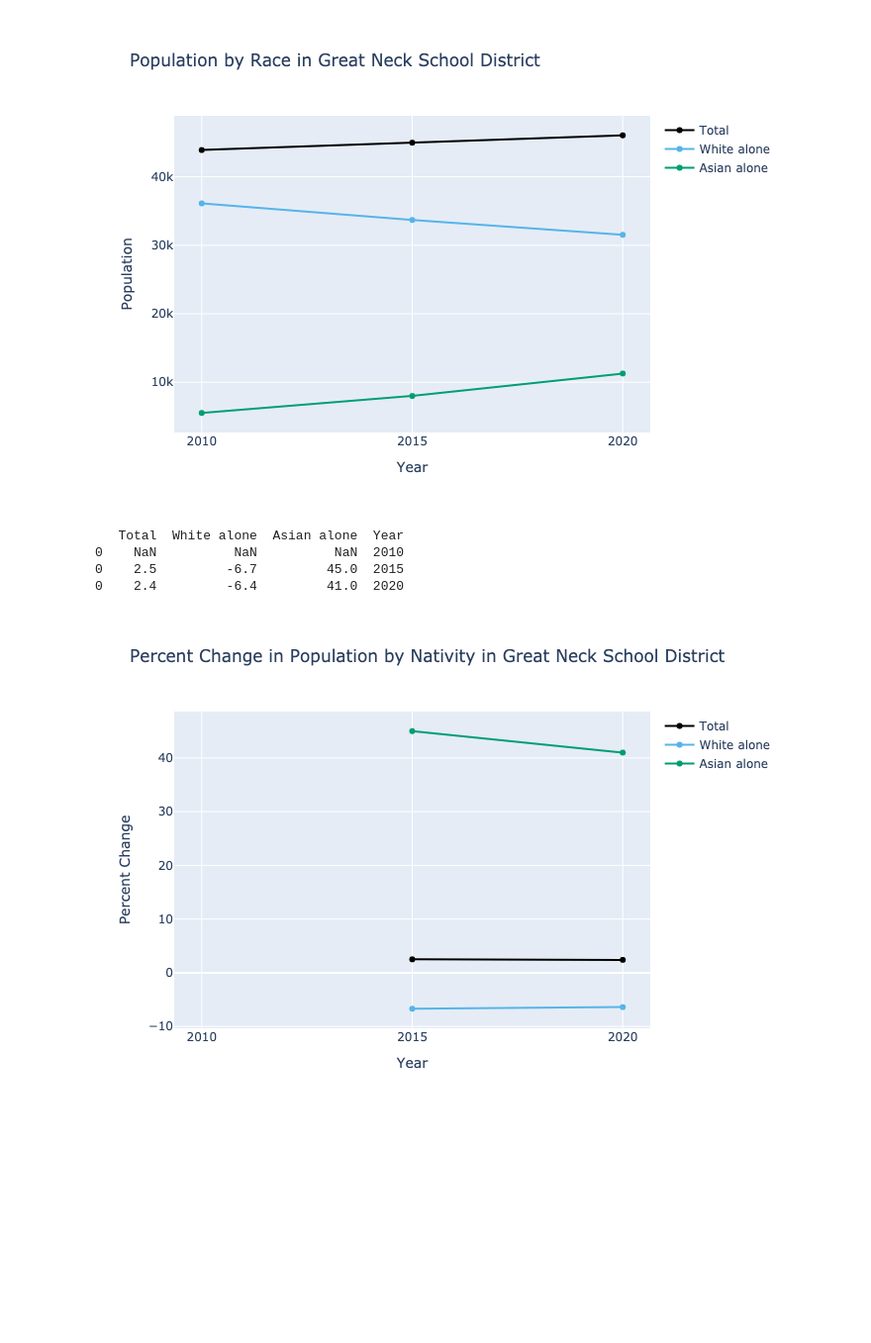
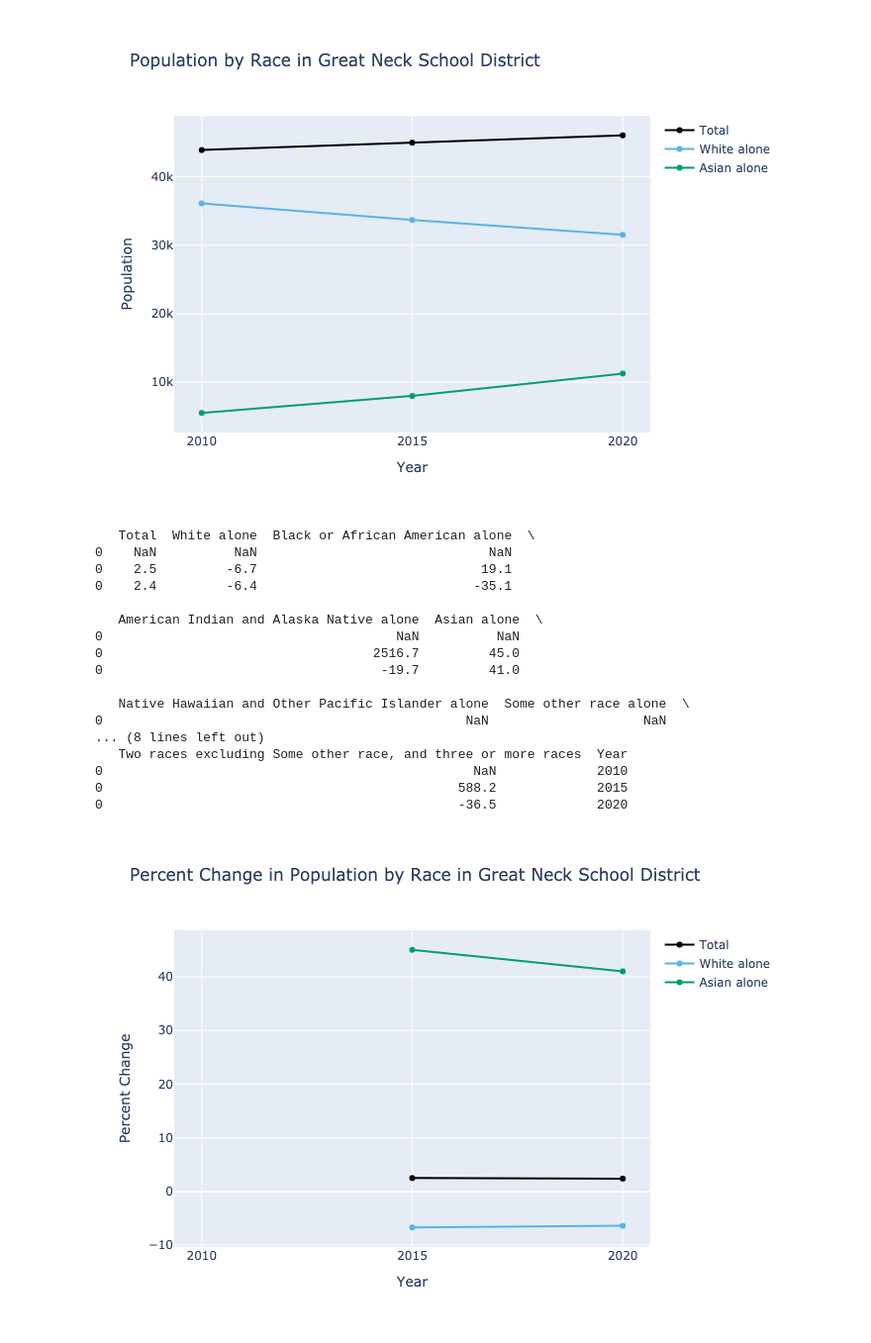
Before and after one commit to arilamstein/hometown_analysis, a Jupyter notebook: 07-race.ipynb, the cells around one changed output. Shown at 99% size. Drawn from its saved outputs; the diff is of its cells as text; code cells hidden in the pictures; blank space fills up the shorter version.

Commit message:
use parameter in graphing function instead of modifying df

```diff
--- a/07-race.ipynb
+++ b/07-race.ipynb
@@ -36,26 +36,40 @@ Warning: B02001_010E has had multiple labels over the selected years:
 | 0 | 44975 | 33688 | 1292 | 157 | 7993 | 5 | ... |
 | 0 | 46046 | 31521 | 839 | 126 | 11271 | 0 | ... |
 # %%
-df = df[["Total", "White alone", "Asian alone", "Year"]]
 graph_multiyear(
     df=df,
     title="Population by Race in Great Neck School District",
     yaxis_title="Population",
+    y_cols=["Total", "White alone", "Asian alone"]
 )
 # %% [output]
 [figure]
 # %%
 df = pct_change_multiyear(df)
 print(df)
 
 graph_multiyear(
     df=df,
     title="Percent Change in Population by Race in Great Neck School District",
     yaxis_title="Percent Change",
+    y_cols=["Total", "White alone", "Asian alone"]
 )
 # %% [output]
-   Total  White alone  Asian alone  Year
-0    NaN          NaN          NaN  2010
-0    2.5         -6.7         45.0  2015
-0    2.4         -6.4         41.0  2020
+   Total  White alone  Black or African American alone  \
+0    NaN          NaN                              NaN
+0    2.5         -6.7                             19.1
+0    2.4         -6.4                            -35.1
+
+   American Indian and Alaska Native alone  Asian alone  \
+0                                      NaN          NaN
+0                                   2516.7         45.0
+0                                    -19.7         41.0
+
+   Native Hawaiian and Other Pacific Islander alone  Some other race alone  \
+0                                               NaN                    NaN
+... (8 lines left out)
+   Two races excluding Some other race, and three or more races  Year
+0                                                NaN             2010
+0                                              588.2             2015
+0                                              -36.5             2020
-[figure, old version]
+[figure, new version]
```
